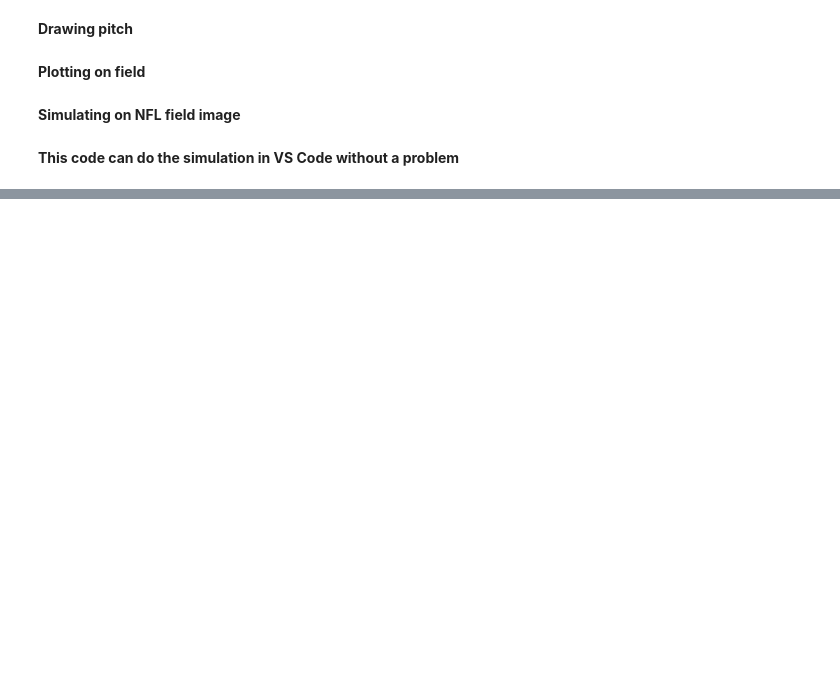
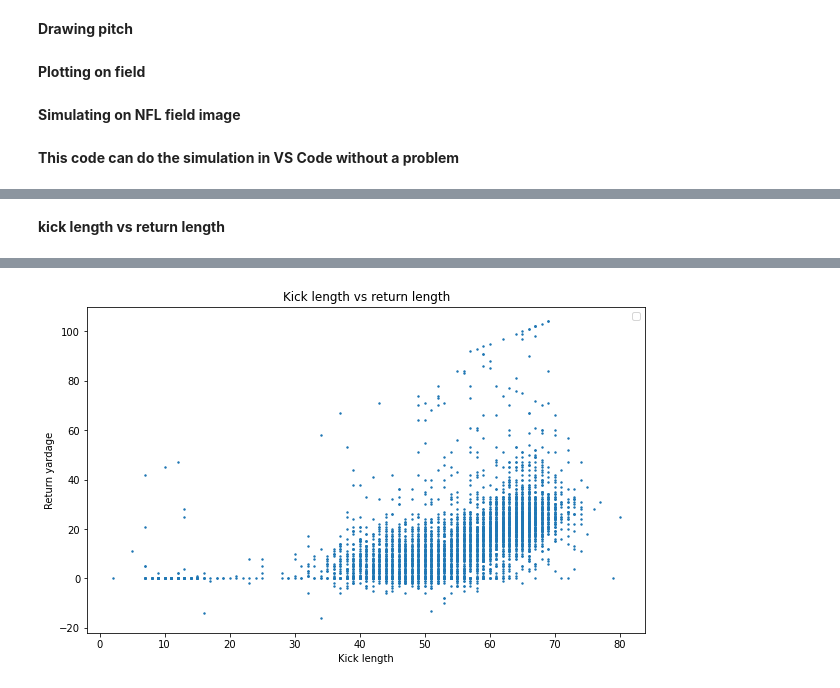
Before and after one commit to nik262/NFL-DATA-SCIENCE-PROJECT, a Jupyter notebook: NFL.ipynb, the cells around one changed output, grey strips where cells are left out. Saved outputs shown, nothing was run; the diff lists cells and outputs as text; code cells hidden in the pictures; blank space fills up the shorter version.

```diff
--- a/NFL.ipynb
+++ b/NFL.ipynb
@@ -630,0 +647,19 @@ plt.show()
+# %% [markdown]
+**kick length vs return length**
+# %%
+from scipy import stats
+# figure
+plt.figure(figsize=(10, 6))
+# getting data
+kick_length_data = plays["kickLength"]
+kick_return_data = plays["kickReturnYardage"]
+# plotting
+plt.scatter(kick_length_data,kick_return_data,s=2)
+#title
+plt.title('Kick length vs return length')
+plt.xlabel("Kick length")
+plt.ylabel("Return yardage")
+# showing
+plt.legend()
+plt.show()
+# %% [output]
@@ -630,0 +667 @@ plt.show()
+[figure, added]
```
Also changed, not shown: parts of 10 cells of this notebook.
